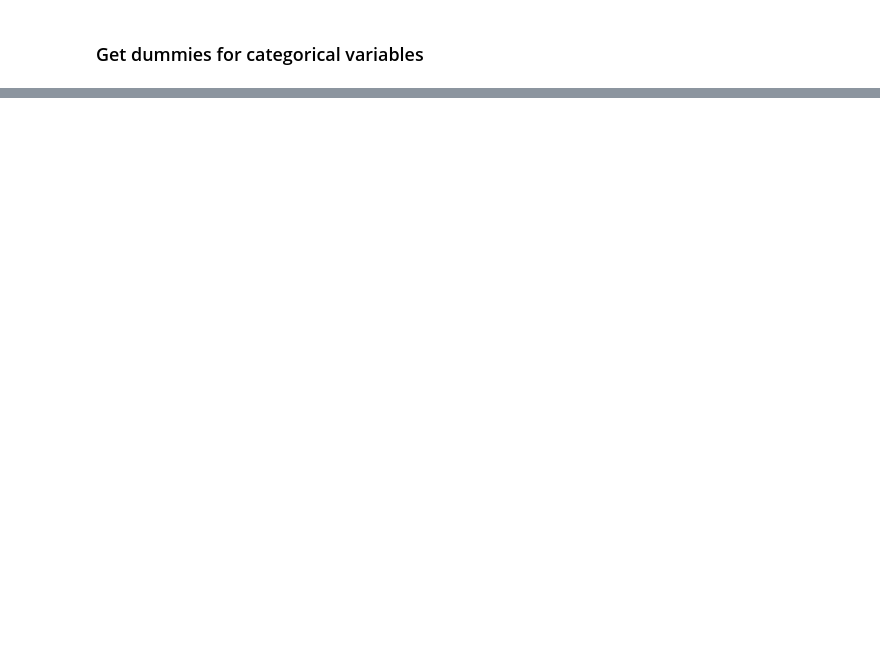
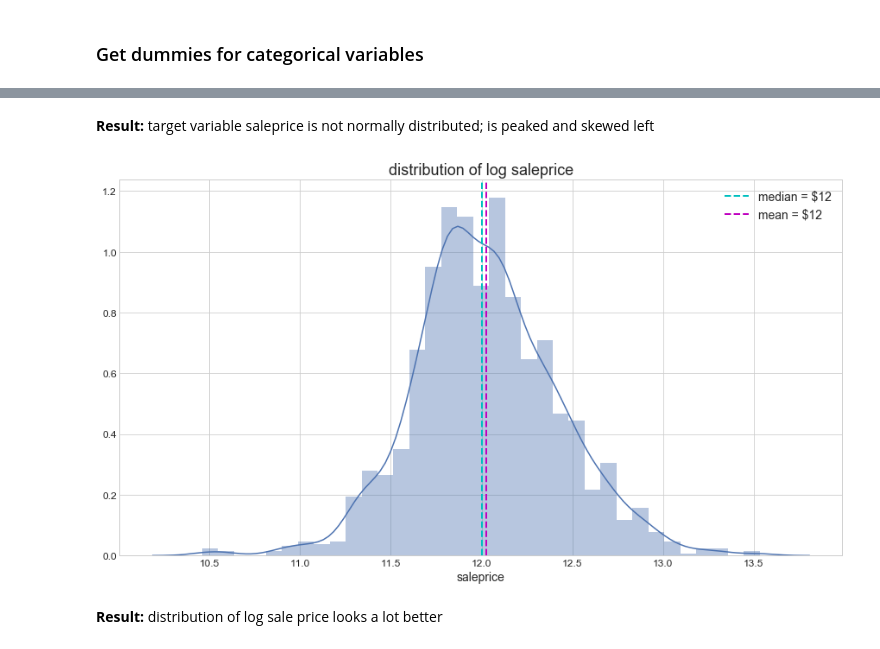
Before and after one commit to brianmcguckin/thinkful_unit_03_capstone, a Jupyter notebook: unit_03_capstone.ipynb, the cells around one changed output, grey strips where cells are left out. Drawn from its saved outputs; the diff is of its cells as text; code cells hidden in the pictures; blank space fills up the shorter version.

```diff
--- a/unit_03_capstone.ipynb
+++ b/unit_03_capstone.ipynb
@@ -246,0 +259,29 @@ train
+# %% [markdown]
+__Result:__ target variable saleprice is not normally distributed; is peaked and skewed left
+# %%
+#take log of saleprice to try and get a better distribution
+saleprice_log = np.log(train['saleprice'])
+
+plt.figure(figsize=(15,8))
+sns.distplot(saleprice_log)
+plt.axvline(saleprice_log.median(),
+            color='c',
+            linestyle='dashed',
+            linewidth=2,
+            label='median = ${}'.format(round(saleprice_log.median())))
+plt.axvline(saleprice_log.mean(),
+            color='m',
+            linestyle='dashed',
+            linewidth=2,
+            label='mean = ${}'.format(round(saleprice_log.mean())))
+plt.xticks(size=12)
+plt.yticks(size=12)
+plt.xlabel('saleprice', size=14)
+plt.title('distribution of log saleprice', size=18)
+plt.legend(prop={'size':14})
+
+plt.show()
+# %% [output]
+[figure, added]
+# %% [markdown]
+__Result:__ distribution of log sale price looks a lot better
```
Also changed, not shown: parts of 19 cells of this notebook.
